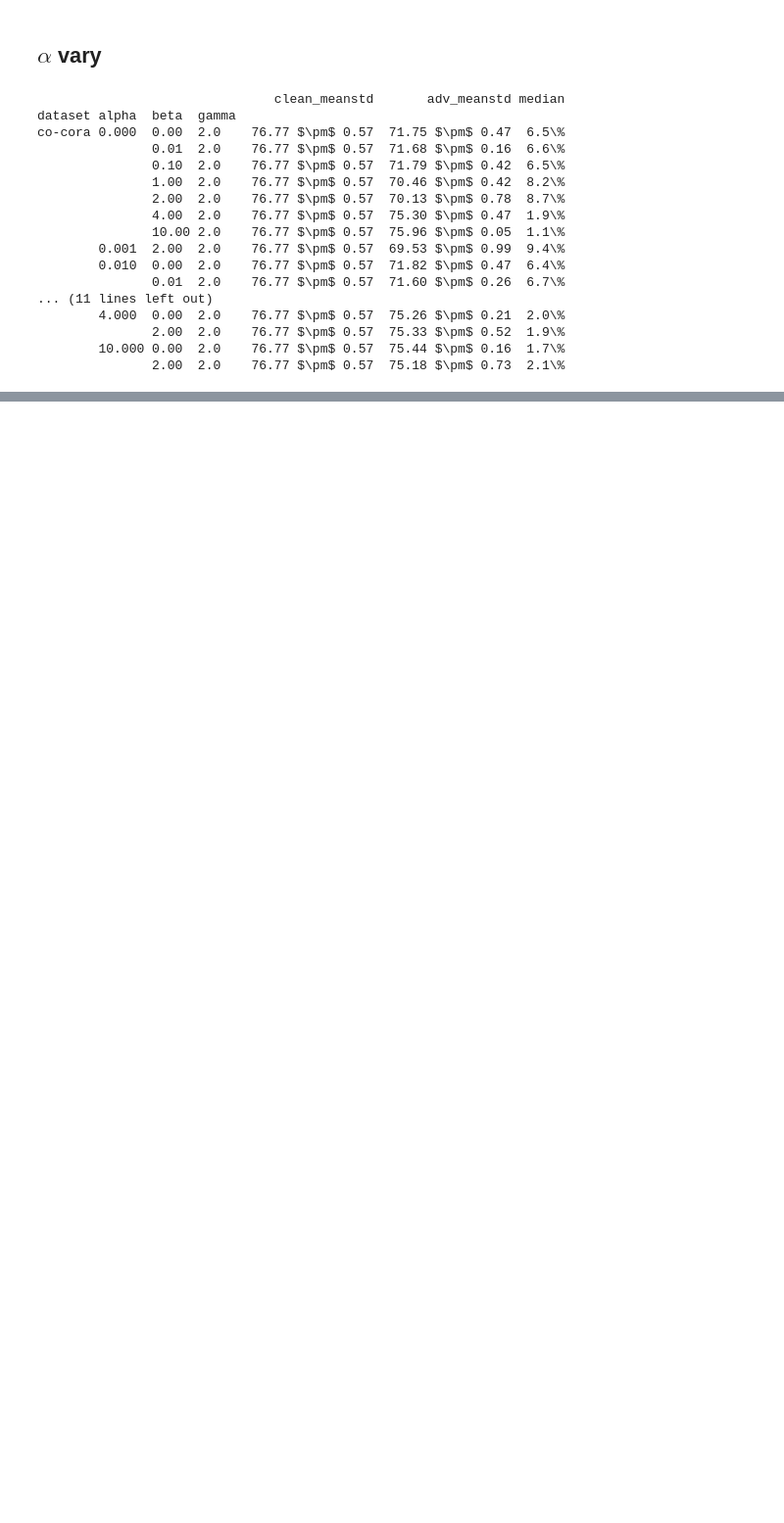
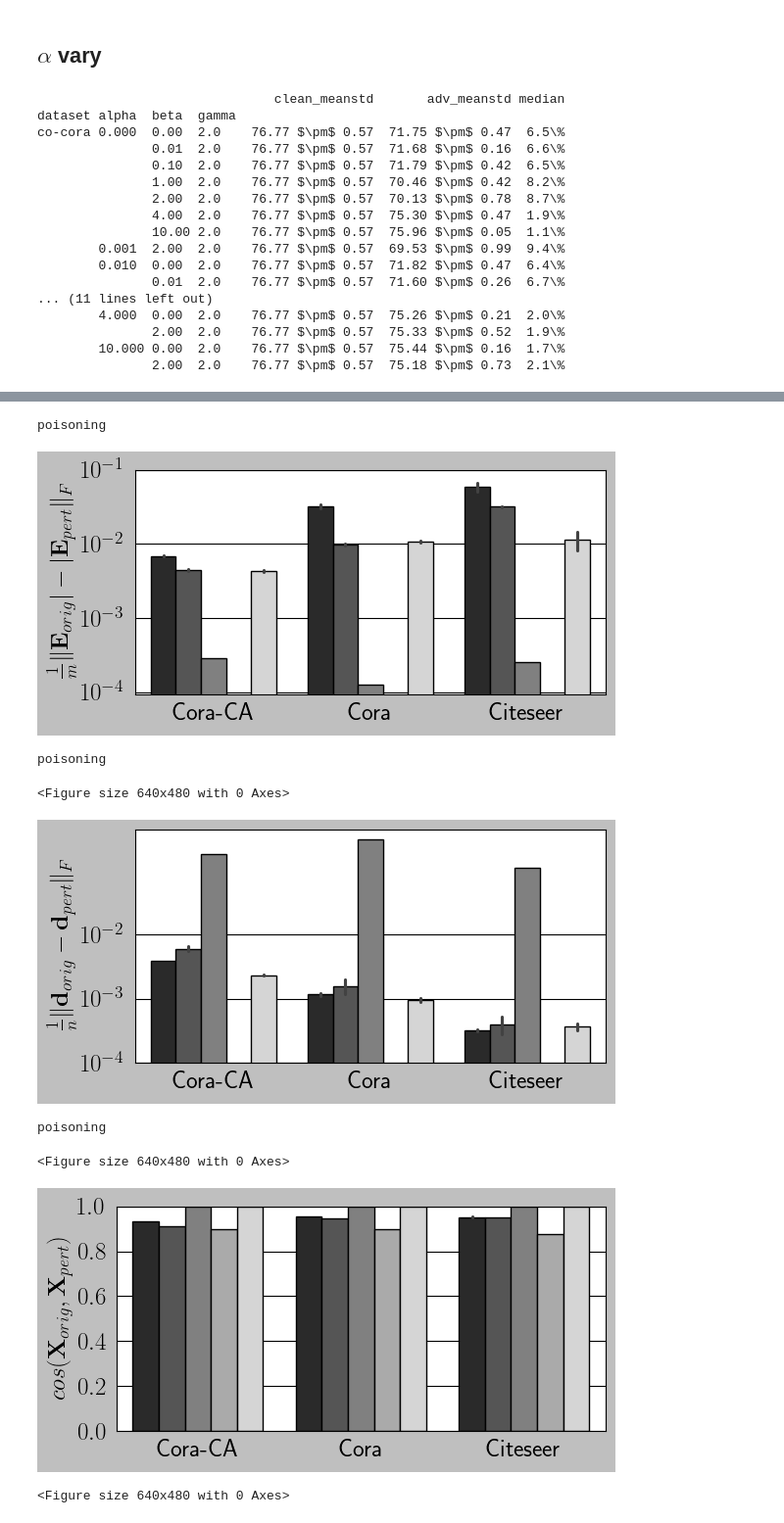
Before and after one commit to toggled/mela, a Jupyter notebook: src/plot.ipynb, the cells around one changed output, grey strips where cells are left out. Shown at 98% size. Saved outputs shown, nothing was run; the diff lists cells and outputs as text; code cells hidden in the pictures; blank space fills up the shorter version.

```diff
--- a/src/plot.ipynb
+++ b/src/plot.ipynb
@@ -231,0 +1916,20 @@ co-cora 0.000  0.00  2.0    76.77 $\pm$ 0.57  71.75 $\pm$ 0.47  6.5\%
+# %%
+dim_p = draw('dim_norm')
+deg_p = draw('deg_norm')
+sem_p = draw('semantic_change')
+# draw('deg_shift_l2')
+# draw('deg_shift_linf')
+# # draw('edge_card_shift_l2')
+# # draw('edge_card_shift_linf')
+# draw('laplacian_norm')
+# draw('embedding_shift')
+# %% [output]
+poisoning
+[figure, added]
+poisoning
+<Figure size 640x480 with 0 Axes>
+[figure, added]
+poisoning
+<Figure size 640x480 with 0 Axes>
+[figure, added]
+<Figure size 640x480 with 0 Axes>
```
Also changed, not shown: parts of 43 cells of this notebook, 15 other files.
